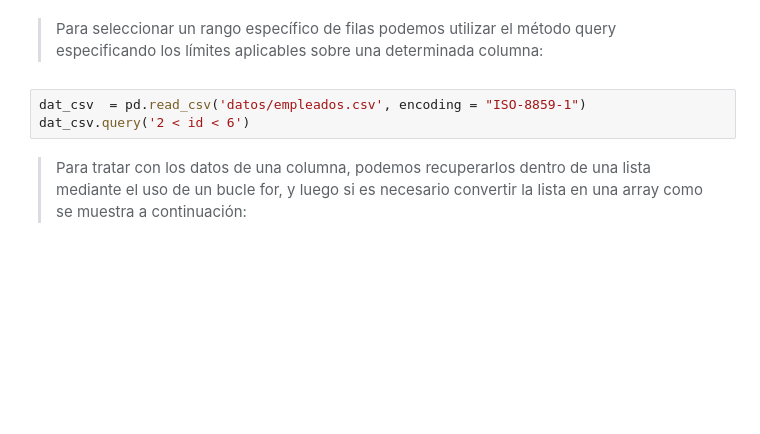
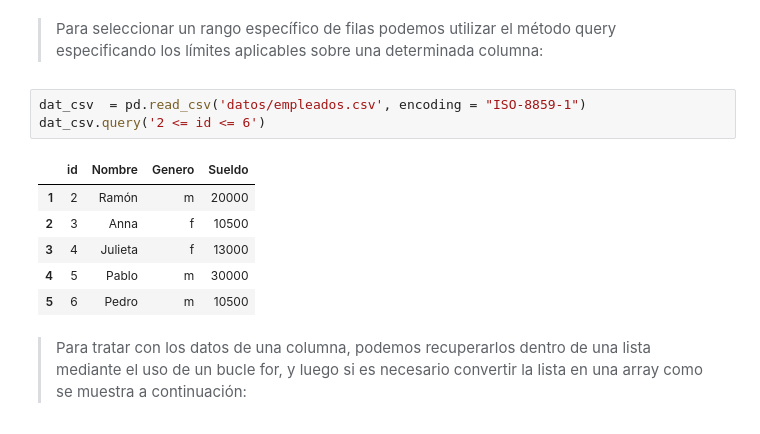
Before and after one commit to never130/MachineLearning, a Jupyter notebook: Clase 2/UsandoPandas.ipynb, the cells around one changed output. Saved outputs shown, nothing was run; the diff lists cells and outputs as text; blank space fills up the shorter version.

```diff
--- a/Clase 2/UsandoPandas.ipynb
+++ b/Clase 2/UsandoPandas.ipynb
@@ -43,7 +109,14 @@ dat_csv
 >Para seleccionar un rango específico de filas podemos utilizar el método query especificando los límites aplicables sobre una determinada columna:
 # %%
 dat_csv  = pd.read_csv('datos/empleados.csv', encoding = "ISO-8859-1")
-dat_csv.query('2 < id < 6')
+dat_csv.query('2 <= id <= 6')
+# %% [output]
+|  | id | Nombre | Genero | Sueldo |
+| 1 | 2 | Ramón | m | 20000 |
+| 2 | 3 | Anna | f | 10500 |
+| 3 | 4 | Julieta | f | 13000 |
+| 4 | 5 | Pablo | m | 30000 |
+| 5 | 6 | Pedro | m | 10500 |
 # %% [markdown]
 >Para tratar con los datos de una columna, podemos recuperarlos dentro de una lista mediante el uso de un bucle for, y luego si es necesario convertir la lista en una array como se muestra a continuación:
 # %%
```
Also changed, not shown: parts of 14 cells of this notebook, 3 other files.
